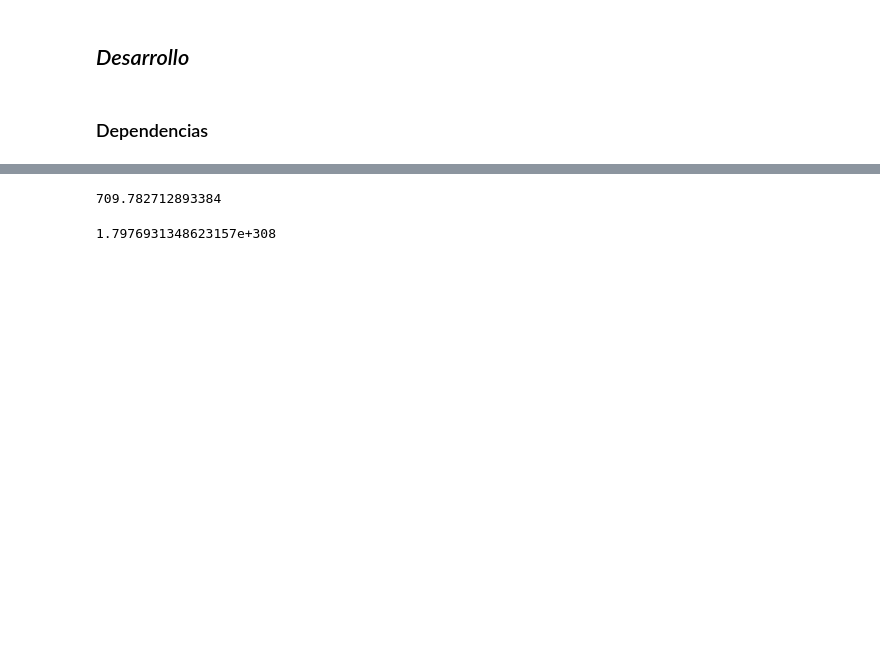
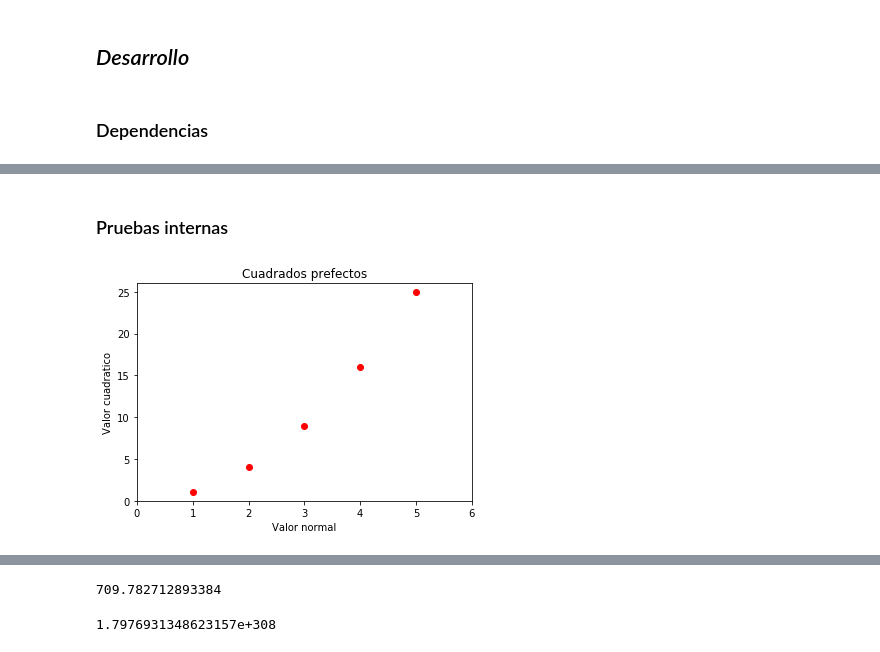
Before and after one commit to Gonen09/infinite-range-hopping-Python, a Jupyter notebook: problema 2.ipynb, the cells around one changed output, grey strips where cells are left out. Cells and saved outputs as stored; diff of their text form; code cells hidden in the pictures; blank space fills up the shorter version.

```diff
--- a/problema 2.ipynb
+++ b/problema 2.ipynb
@@ -78,0 +87,22 @@ OverflowError: math range error
+# %%
+def graficador(datos_x,datos_y,titulo,titulo_x,titulo_y):
+    if (len(datos_x)!=0 or len(datos_y)!=0):
+
+        # Informacion grafico
+        plt.title(titulo)
+        plt.xlabel(titulo_x)
+        plt.ylabel(titulo_y)
+
+        # Limites grafico
+        minimo_x = min(datos_x) - 1
+        maximo_X = max(datos_x) + 1
+        minimo_y = min(datos_y) - 1
+        maximo_y = max(datos_y) + 1
+        plt.xlim(minimo_x,maximo_X)
+        plt.ylim(minimo_y,maximo_y)
+
+        # Mostrar datos
+        plt.plot(datos_x, datos_y, 'ro')
+        plt.show()
+    else:
+        print("Vector vacío")
@@ -79,3 +241,10 @@ OverflowError: math range error
+# %% [markdown]
+### Pruebas internas
+# %%
+#Prueba de graficador
+graficador([1,2,3,4,5],[1,4,9,16,25],"Cuadrados prefectos","Valor normal","Valor cuadratico")
+# %% [output]
+[figure, added]
 # %%
 def argumento(b , u , lam , gam , v , n):
     return b*((-lam+u+(gam/v))*n-(lam/v)*math.pow(n, 2))
```
Also changed, not shown: parts of 18 cells of this notebook.
